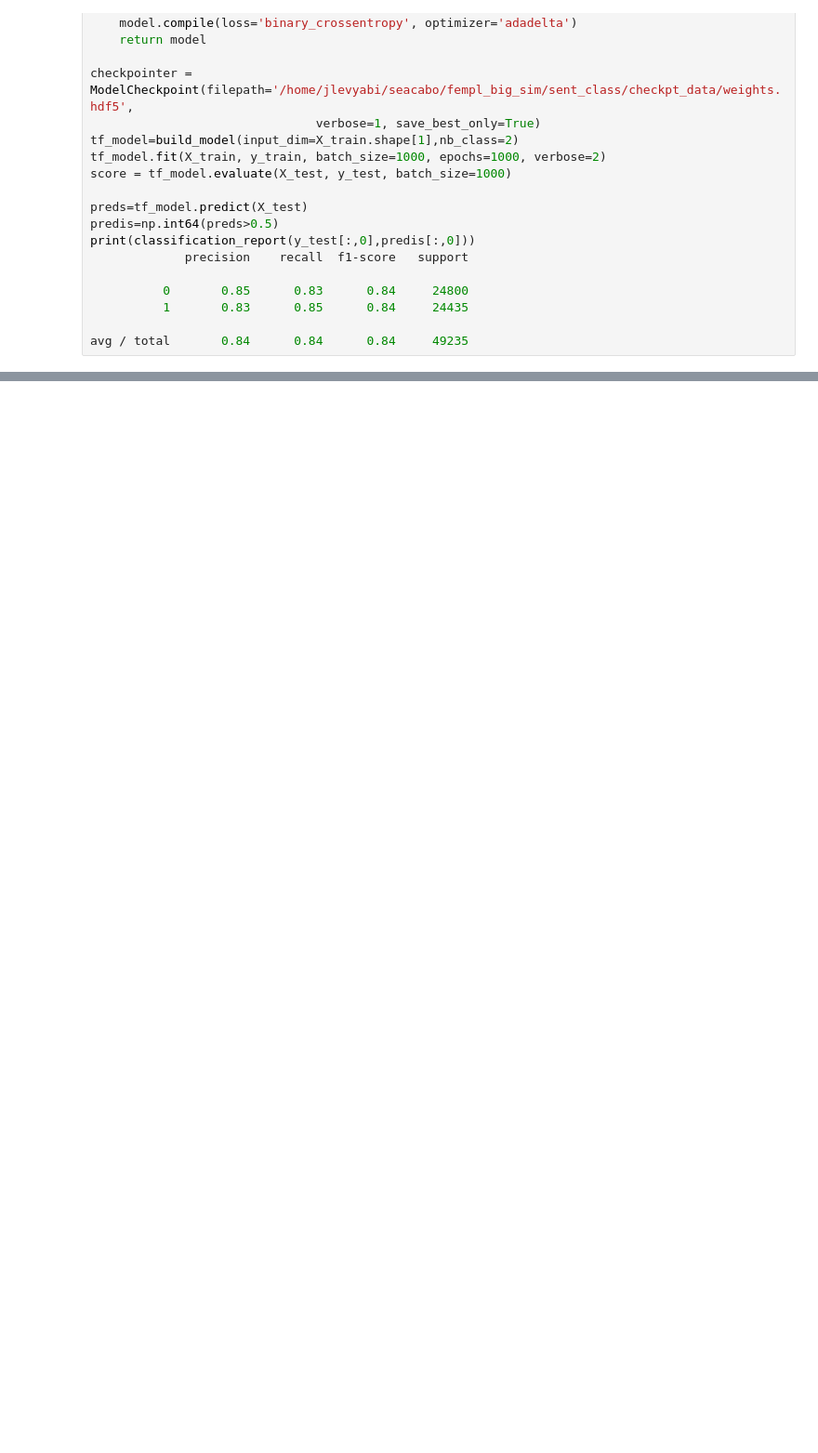
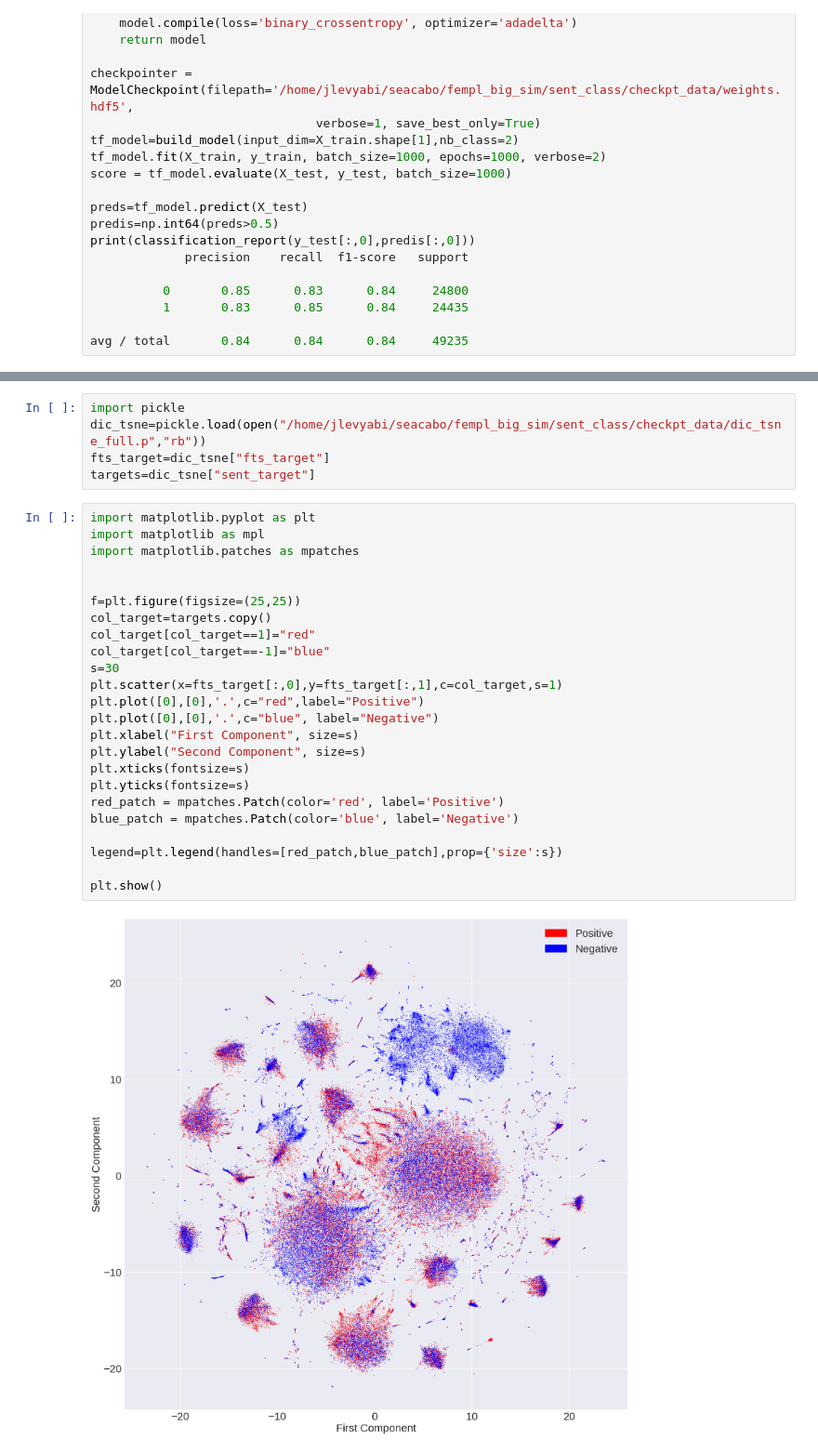
Before and after one commit to clercrobin/machine_learning_project2, a Jupyter notebook: jacobo/EPFL_sent_class.ipynb, the cells around one changed output, grey strips where cells are left out. Shown at 93% size. Drawn from its saved outputs; the diff is of its cells as text; blank space fills up the shorter version.

```diff
--- a/jacobo/EPFL_sent_class.ipynb
+++ b/jacobo/EPFL_sent_class.ipynb
@@ -148,0 +311,31 @@ avg / total       0.84      0.84      0.84     49235
+# %%
+import pickle
+dic_tsne=pickle.load(open("/home/jlevyabi/seacabo/fempl_big_sim/sent_class/checkpt_data/dic_tsne_full.p","rb"))
+fts_target=dic_tsne["fts_target"]
+targets=dic_tsne["sent_target"]
+# %%
+import matplotlib.pyplot as plt
+import matplotlib as mpl
+import matplotlib.patches as mpatches
+
+
+f=plt.figure(figsize=(25,25))
+col_target=targets.copy()
+col_target[col_target==1]="red"
+col_target[col_target==-1]="blue"
+s=30
+plt.scatter(x=fts_target[:,0],y=fts_target[:,1],c=col_target,s=1)
+plt.plot([0],[0],'.',c="red",label="Positive")
+plt.plot([0],[0],'.',c="blue", label="Negative")
+plt.xlabel("First Component", size=s)
+plt.ylabel("Second Component", size=s)
+plt.xticks(fontsize=s)
+plt.yticks(fontsize=s)
+red_patch = mpatches.Patch(color='red', label='Positive')
+blue_patch = mpatches.Patch(color='blue', label='Negative')
+
+legend=plt.legend(handles=[red_patch,blue_patch],prop={'size':s})
+
+plt.show()
+# %% [output]
+[figure, added]
```
Also changed, not shown: parts of 13 cells of this notebook, 1 other file.
